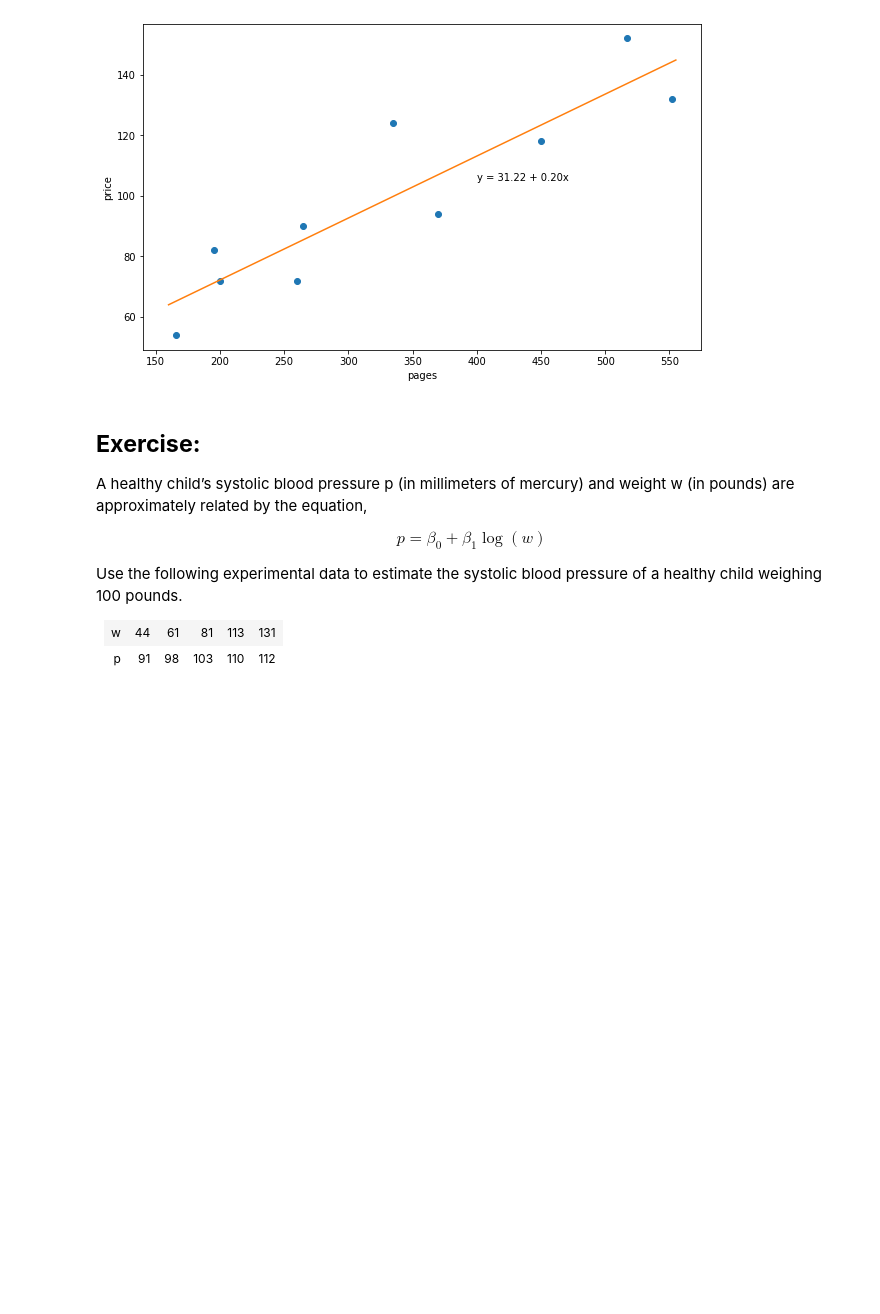
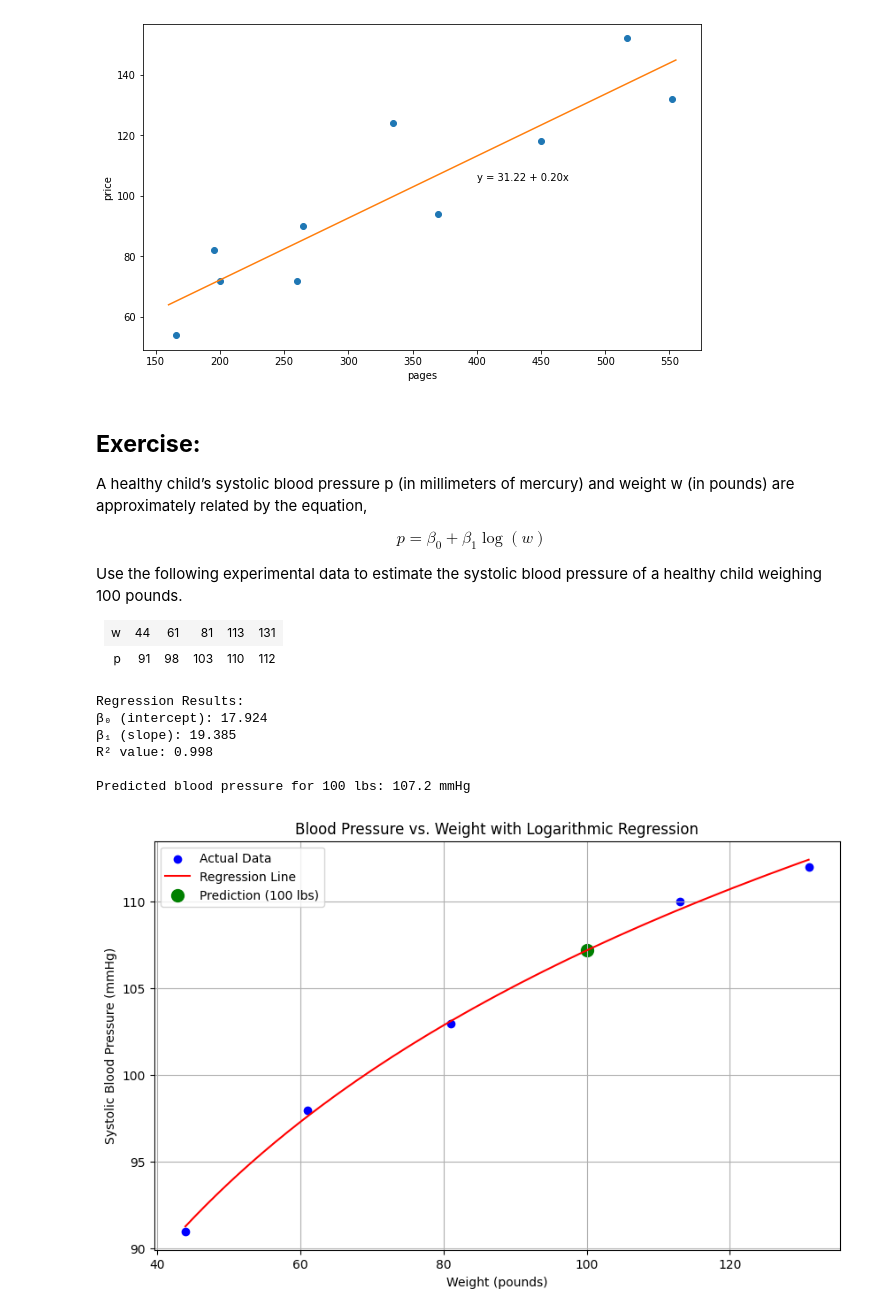
Before and after one commit to Root-0/CSE317-Lab, a Jupyter notebook: Lab_6_Simple_Linear_Regression_Solution.ipynb, the cells around one changed output. Cells and saved outputs as stored; diff of their text form; code cells hidden in the pictures; blank space fills up the shorter version.

```diff
--- a/Lab_6_Simple_Linear_Regression_Solution.ipynb
+++ b/Lab_6_Simple_Linear_Regression_Solution.ipynb
@@ -261,3 +261,57 @@ Use the following experimental data to estimate the systolic blood pressure of a
     <td>112</td>
   </tr>
 </table>
+# %%
+import numpy as np
+import matplotlib.pyplot as plt
+from scipy import stats
+
+def analyze_blood_pressure(weights, pressures, target_weight=100):
+
+    log_weights = np.log(weights)
+
+    slope, intercept, r_value, p_value, std_err = stats.linregress(log_weights, pressures)
+
+    target_log_weight = np.log(target_weight)
+    predicted_pressure = slope * target_log_weight + intercept
+
+    plt.figure(figsize=(10, 6))
+
+    plt.scatter(weights, pressures, color='blue', label='Actual Data')
+
+    x_range = np.linspace(min(weights), max(weights), 100)
+    y_predicted = slope * np.log(x_range) + intercept
+    plt.plot(x_range, y_predicted, color='red', label='Regression Line')
+
+    plt.scatter([target_weight], [predicted_pressure], color='green',
+                s=100, label=f'Prediction ({target_weight} lbs)')
+
+    plt.xlabel('Weight (pounds)')
+    plt.ylabel('Systolic Blood Pressure (mmHg)')
+    plt.title('Blood Pressure vs. Weight with Logarithmic Regression')
+    plt.legend()
+    plt.grid(True)
+
+    return predicted_pressure, slope, intercept, r_value
+
+
+weights = np.array([44, 61, 81, 113, 131])
+pressures = np.array([91, 98, 103, 110, 112])
+
+prediction, beta1, beta0, r_value = analyze_blood_pressure(weights, pressures)
+
+print(f"\nRegression Results:")
+print(f"β₀ (intercept): {beta0:.3f}")
+print(f"β₁ (slope): {beta1:.3f}")
+print(f"R² value: {r_value**2:.3f}")
+print(f"\nPredicted blood pressure for 100 lbs: {prediction:.1f} mmHg")
+
+plt.show()
+# %% [output]
+Regression Results:
+β₀ (intercept): 17.924
+β₁ (slope): 19.385
+R² value: 0.998
+
+Predicted blood pressure for 100 lbs: 107.2 mmHg
+[figure, added]
```
